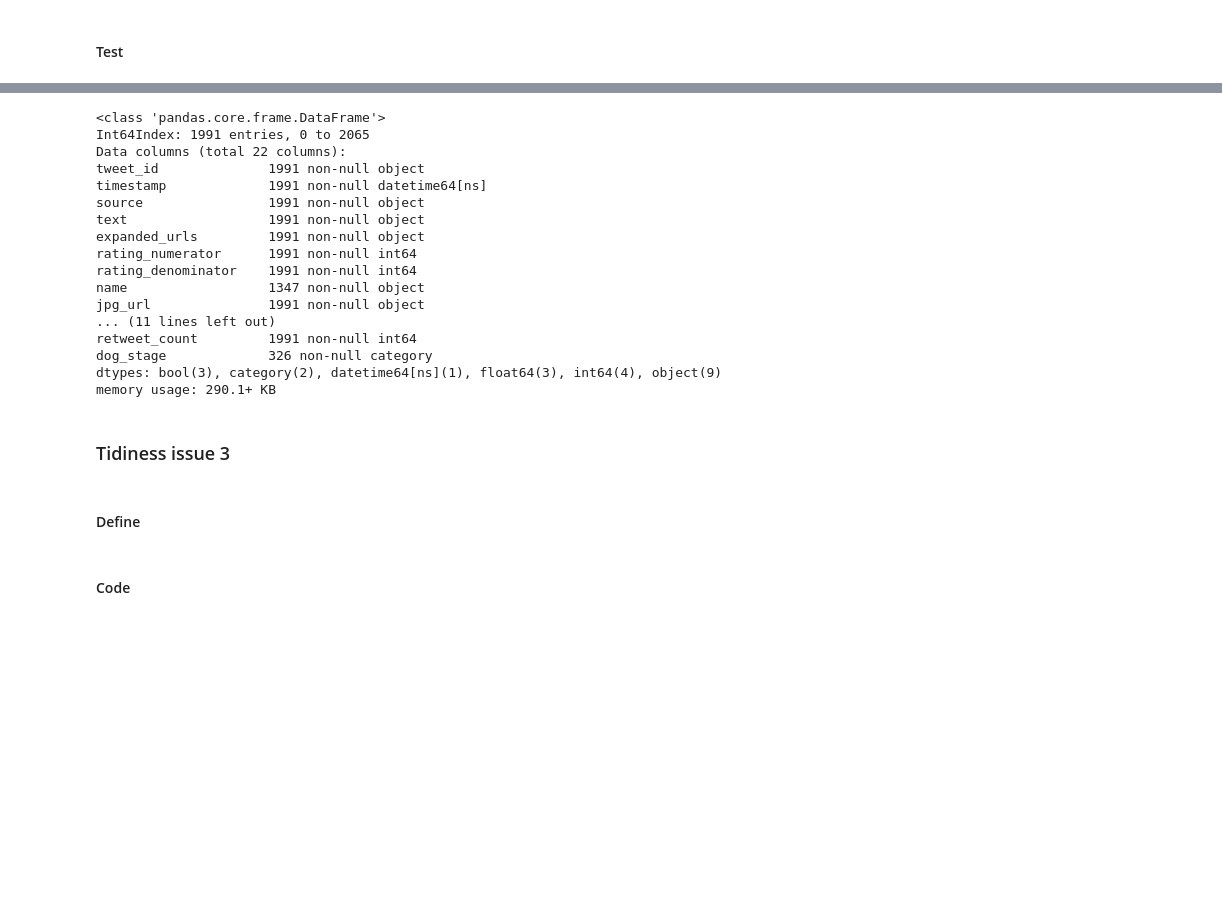
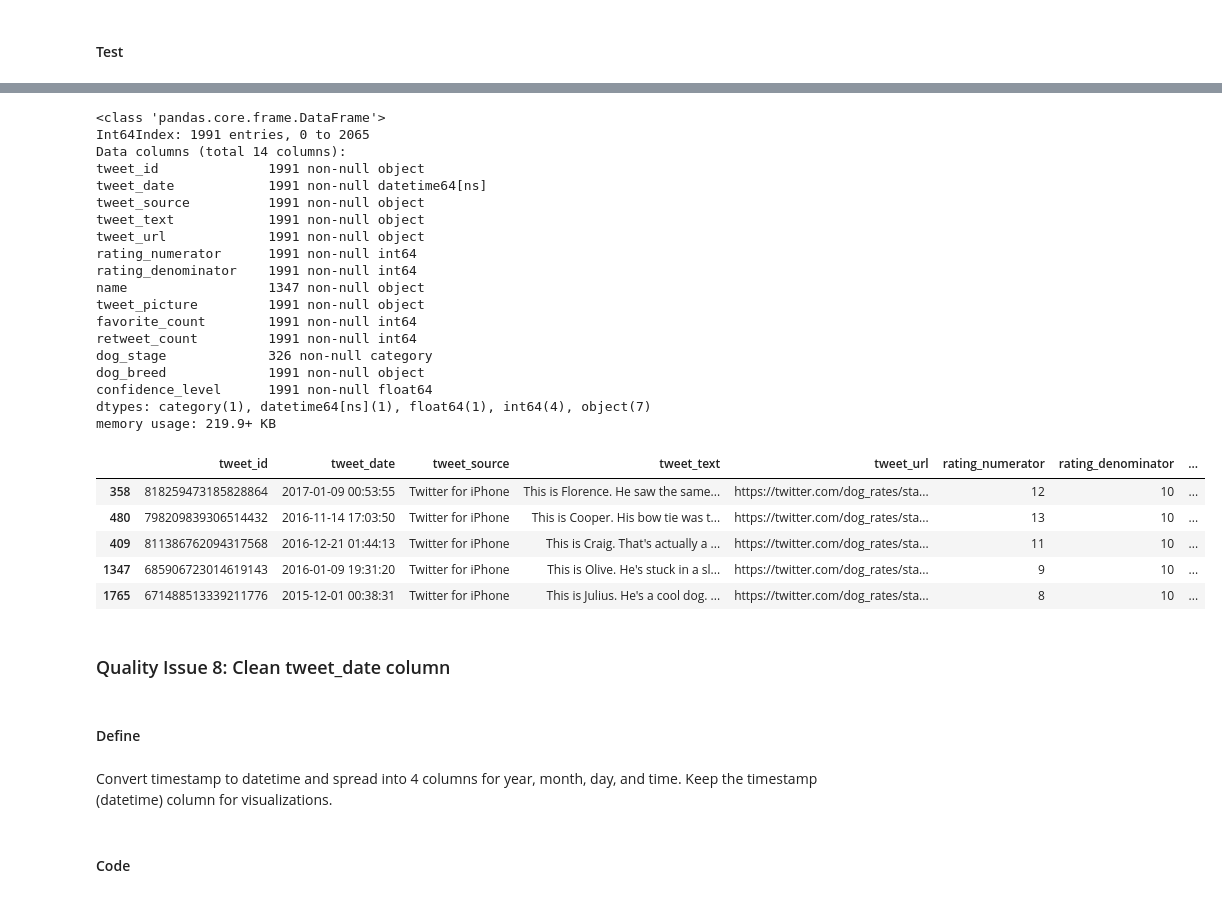
Before and after one commit to emilylauyw/Udacity-DAND-Project7-Wrangle_and_Analyze_Data, a Jupyter notebook: wrangle_act.ipynb, the cells around one changed output, grey strips where cells are left out. Cells and saved outputs as stored; diff of their text form; code cells hidden in the pictures; blank space fills up the shorter version.

Commit message:
Updated portion on cleaning data

```diff
--- a/wrangle_act.ipynb
+++ b/wrangle_act.ipynb
@@ -639,5 +626,3 @@ master_df.to_csv('twitter_archive_master.csv', index=False)
-# %%
-twitter_df = pd.read_csv('twitter_archive_master.csv')
 # %% [markdown]
 ### Tidiness issue 2 - Combine dog stage (4 columns) into 1 column
 # %% [markdown]
@@ -956,0 +947,2 @@ memory usage: 219.9+ KB
+# %%
+twitter_df.prediction_algorithm = twitter_df.prediction_algorithm.str.replace('_', ' ').str.title()
@@ -990,24 +980,38 @@ twitter_df.info()
 # %% [output]
 <class 'pandas.core.frame.DataFrame'>
 Int64Index: 1991 entries, 0 to 2065
-Data columns (total 22 columns):
+Data columns (total 14 columns):
 tweet_id              1991 non-null object
-timestamp             1991 non-null datetime64[ns]
-source                1991 non-null object
-text                  1991 non-null object
-expanded_urls         1991 non-null object
+tweet_date            1991 non-null datetime64[ns]
+tweet_source          1991 non-null object
+tweet_text            1991 non-null object
+tweet_url             1991 non-null object
 rating_numerator      1991 non-null int64
 rating_denominator    1991 non-null int64
 name                  1347 non-null object
-jpg_url               1991 non-null object
-... (11 lines left out)
+tweet_picture         1991 non-null object
+favorite_count        1991 non-null int64
 retweet_count         1991 non-null int64
 dog_stage             326 non-null category
-dtypes: bool(3), category(2), datetime64[ns](1), float64(3), int64(4), object(9)
-memory usage: 290.1+ KB
+dog_breed             1991 non-null object
+confidence_level      1991 non-null float64
+dtypes: category(1), datetime64[ns](1), float64(1), int64(4), object(7)
+memory usage: 219.9+ KB
-# %% [markdown]
-### Tidiness issue 3
+# %%
+twitter_df.sample(5)
+# %% [output]
+|  | tweet_id | tweet_date | tweet_source | tweet_text | tweet_url | rating_numerator | rating_denominator | ... |
+| 358 | 818259473185828864 | 2017-01-09 00:53:55 | Twitter for iPhone | This is Florence. He saw the same... | https://twitter.com/dog_rates/sta... | 12 | 10 | ... |
+| 480 | 798209839306514432 | 2016-11-14 17:03:50 | Twitter for iPhone | This is Cooper. His bow tie was t... | https://twitter.com/dog_rates/sta... | 13 | 10 | ... |
+| 409 | 811386762094317568 | 2016-12-21 01:44:13 | Twitter for iPhone | This is Craig. That's actually a ... | https://twitter.com/dog_rates/sta... | 11 | 10 | ... |
+| 1347 | 685906723014619143 | 2016-01-09 19:31:20 | Twitter for iPhone | This is Olive. He's stuck in a sl... | https://twitter.com/dog_rates/sta... | 9 | 10 | ... |
+| 1765 | 671488513339211776 | 2015-12-01 00:38:31 | Twitter for iPhone | This is Julius. He's a cool dog. ... | https://twitter.com/dog_rates/sta... | 8 | 10 | ... |
+# %% [markdown]
+### Quality Issue 8: Clean tweet_date column
 # %% [markdown]
 #### Define
+# %% [markdown]
+Convert timestamp to datetime and spread into 4 columns for year, month, day, and time. Keep the
+timestamp (datetime) column for visualizations.
 # %% [markdown]
 #### Code
```
Also changed, not shown: parts of 30 cells of this notebook.
